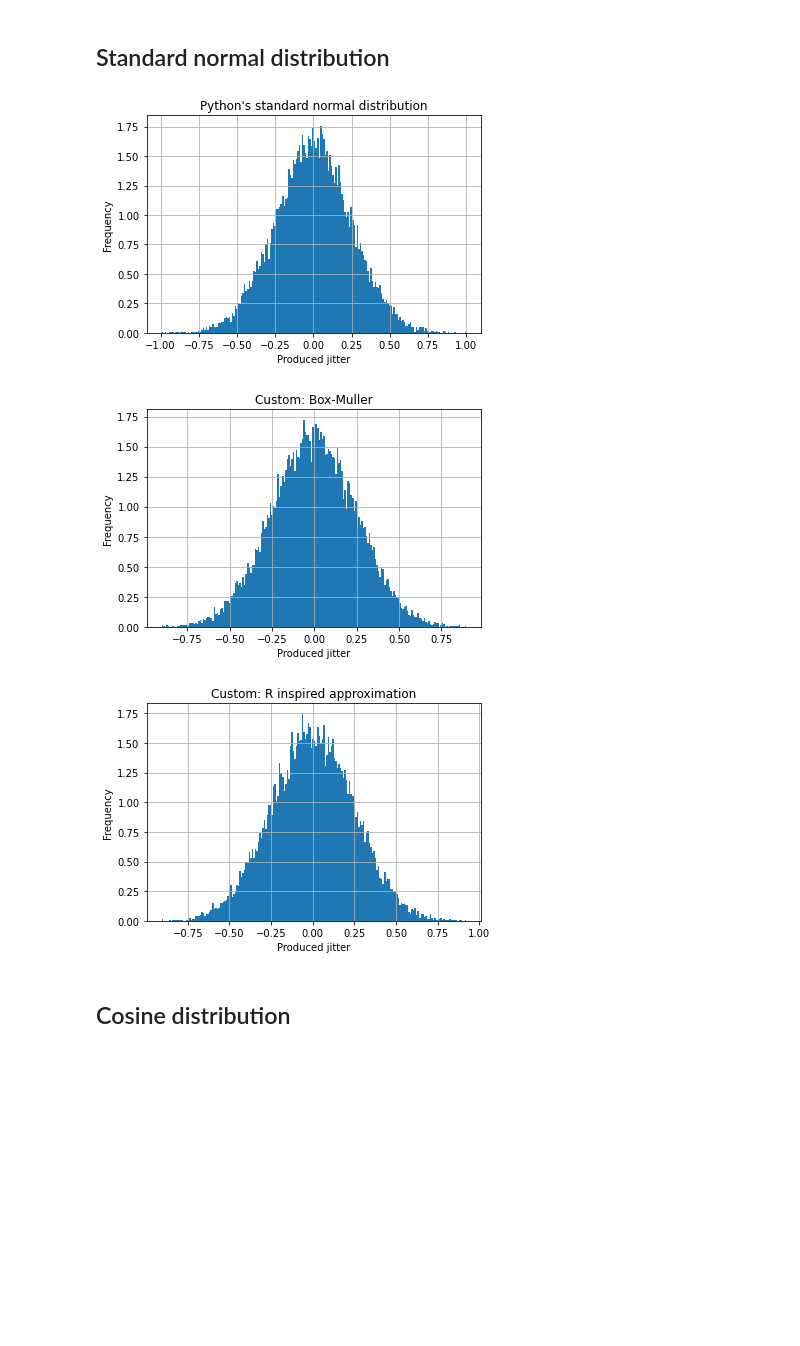
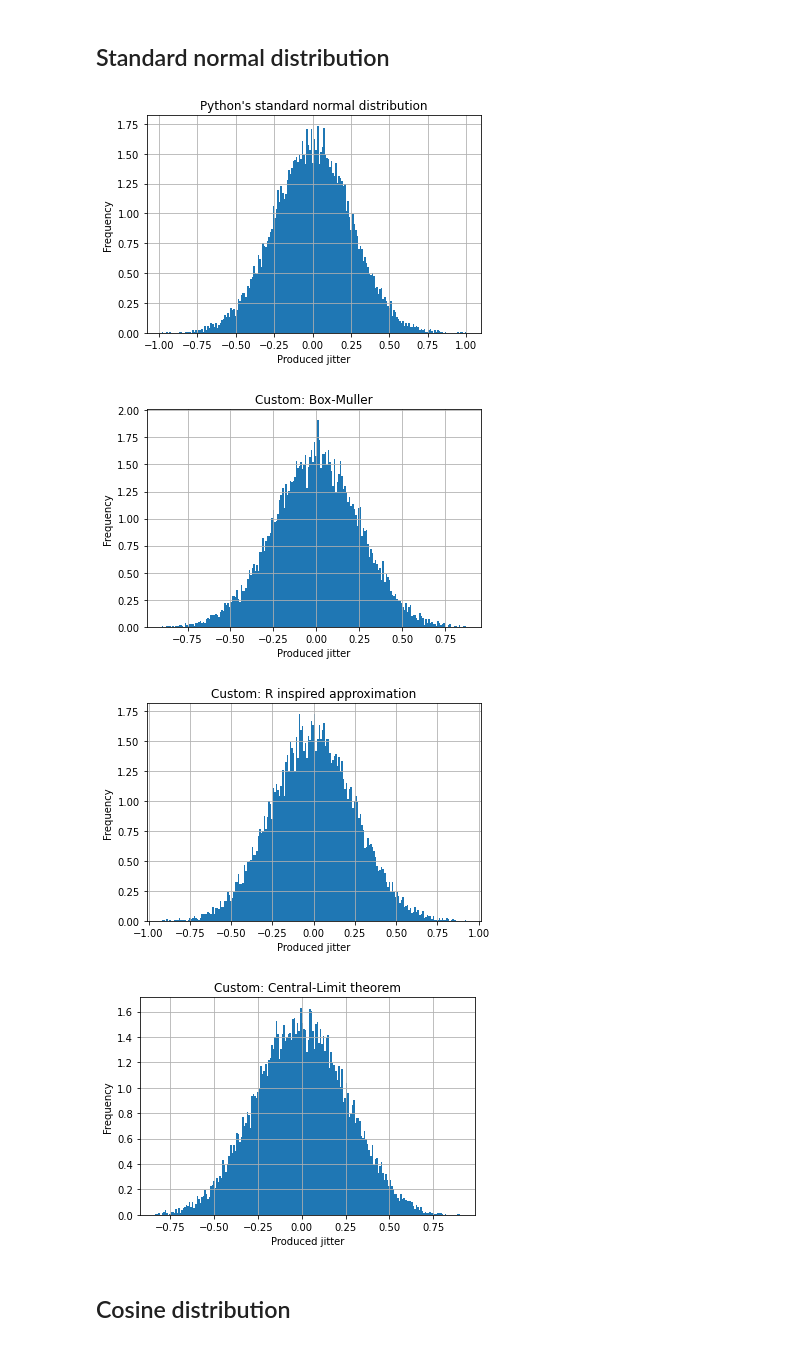
Before and after one commit to halfvector/jitter, a Jupyter notebook: jitter.ipynb, the cells around one changed output. Saved outputs shown, nothing was run; the diff lists cells and outputs as text; code cells hidden in the pictures; blank space fills up the shorter version.

Commit message:
Add central-limit theorem for fun

```diff
--- a/jitter.ipynb
+++ b/jitter.ipynb
@@ -38,36 +38,52 @@ def jitterIdeal(n):
     values = default_rng().normal(0, 1, n)
     return [clamp_normalize(v) for v in values]
 
 # R norm inspired approximation
 def jitterQ(n):
     values = []
     for x in range(n):
         r, u, v = 0, 0, 0
         while r < 0.001 or r > 1: # truncate tails
             u, v = np.random.rand(2) * 2 - 1
             r = u * u + v * v
         num = u * math.sqrt(-2 * math.log(r) / r)
         values.append(num)
     return [clamp_normalize(v) for v in values]
 
 # box-muller implementation
 def jitterBoxMuller(n):
     values = []
     for x in range(n):
         u, v = 0, 0
         while u < 0.001 or v < 0.001: # truncate tails
             u, v = 1 - np.random.rand(2)
         num = math.sqrt(-2 * math.log(u)) * math.cos(2 * math.pi * v)
         values.append(num)
     return [clamp_normalize(v) for v in values]
 
+# central-limit theorem
+# not a proper gaussian distribution but can be close and simple
+def jitterCL(n):
+    values = []
+    factor = 5
+    for i in range(n):
+        r = 0
+        # average the random numbers
+        for v in np.random.rand(factor):
+            r += (v * 2 - 1)
+        r /= float(factor)
+        values.append(r)
+    return values
+
 draw("Python's standard normal distribution", jitterIdeal)
 draw("Custom: Box-Muller", jitterBoxMuller)
 draw("Custom: R inspired approximation", jitterQ)
+draw("Custom: Central-Limit theorem", jitterCL)
 # %% [output]
-[figure, old version]
+[figure, new version]
-[figure, old version]
+[figure, new version]
-[figure, old version]
+[figure, new version]
+[figure, added]
 # %% [markdown]
 ## Cosine distribution
 # %%
```
